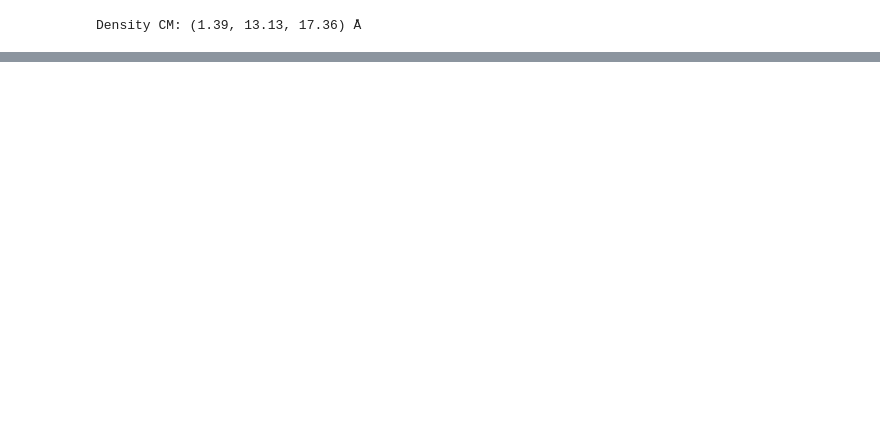
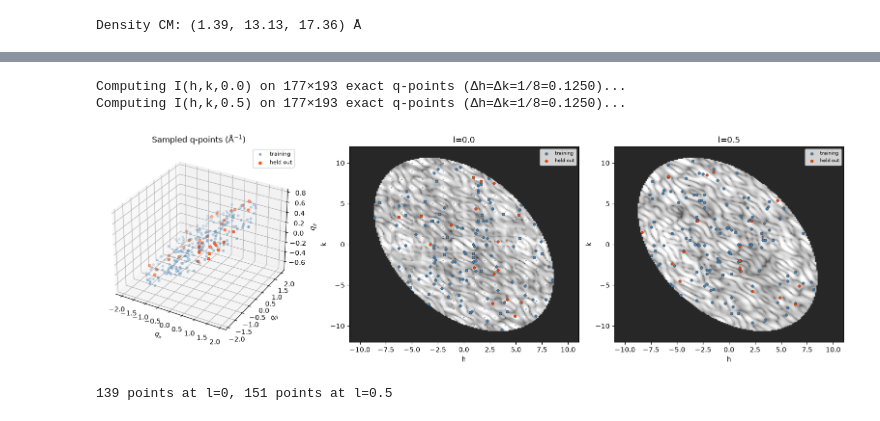
Before and after one commit to diff-use/goodvibes, a Jupyter notebook: sandbox/other-steve/202609/rigid_body_diffuse_6o2h.ipynb, the cells around one changed output, grey strips where cells are left out. Drawn from its saved outputs; the diff is of its cells as text; code cells hidden in the pictures; blank space fills up the shorter version.

```diff
--- a/sandbox/other-steve/202609/rigid_body_diffuse_6o2h.ipynb
+++ b/sandbox/other-steve/202609/rigid_body_diffuse_6o2h.ipynb
@@ -89,27 +123,23 @@ print(f"Grid: {nu}×{nv}×{nw}   dV={dV:.4f} Å³   reflections: {valid.sum()}")
 # %% [output]
 Grid: 60×72×72   dV=0.0856 Å³   reflections: 30103
 # %%
-# Protein mask from the model density.
-# SolventMasker requires careful gemmi grid setup; instead we use the model
-# density (computed from protein atoms only) as a reliable proxy:
-# any voxel with model density above a small threshold is protein.
-# This also avoids the missing-F(000) problem: the model density has no
-# unobserved reflections and integrates to the correct total electron count.
+# The model density (protein atoms only) has no missing low-resolution terms
+# and integrates to the correct electron count, so it is used directly as the
+# protein/solvent mask rather than a separate solvent-flattening step.
 rho_model_norm = rho_model / rho_model.max()
-mask_model = (rho_model_norm > 0.02)   # ~2% of peak — catches all atom-adjacent voxels
+mask_model = (rho_model_norm > 0.02)   # ~2% of peak: catches all atom-adjacent voxels
 
 if rho.shape != mask_model.shape:
-    from scipy.ndimage import zoom
-    mask = zoom(mask_model.astype(float),
-                np.array(rho.shape)/np.array(mask_model.shape), order=1) > 0.5
+    mask = nd_zoom(mask_model.astype(float),
+                   np.array(rho.shape)/np.array(mask_model.shape), order=1) > 0.5
 else:
     mask = mask_model
 
 rho_masked = rho * mask
 dV_model = cell.volume / rho_model.size
-Z_model   = rho_model.sum() * dV_model   # total electrons from model (well-defined)
+Z_model  = rho_model.sum() * dV_model
 print(f"Mask: {mask.mean():.1%} of voxels are protein")
-print(f"Model electron content (reference): {Z_model:.1f} e⁻")
+print(f"Model electron content: {Z_model:.1f} e⁻")
 print(f"Hybrid density integral over protein region: {rho_masked.sum()*dV:.1f} e⁻")
 # %% [output]
 Mask: 19.4% of voxels are protein
@@ -949,0 +771,38 @@ appears as a bright halo on the log-scale map.
+# %%
+h_pts_bg0,  k_pts_bg0,  I_bg0,  h_max_bg0,  k_max_bg0  = compute_diffuse_map(K_LAB_TRUE, L_layer=0.0)
+h_pts_bg05, k_pts_bg05, I_bg05, h_max_bg05, k_max_bg05 = compute_diffuse_map(K_LAB_TRUE, L_layer=0.5)
+
+def q_cart_of(pts):
+    return np.array([h*B_recip[:,0] + k*B_recip[:,1] + l*B_recip[:,2] for h,k,l in pts])
+
+qc_train, qc_test = q_cart_of(q_train), q_cart_of(q_test)
+
+fig = plt.figure(figsize=(16, 5))
+ax3d = fig.add_subplot(1, 3, 1, projection='3d')
+ax3d.scatter(*qc_train.T, s=10, alpha=0.6, color='steelblue', label='training')
+ax3d.scatter(*qc_test.T,  s=16, alpha=0.9, color='orangered', label='held out')
+ax3d.set_xlabel('$q_x$'); ax3d.set_ylabel('$q_y$'); ax3d.set_zlabel('$q_z$')
+ax3d.set_title('Sampled q-points (Å$^{-1}$)'); ax3d.legend(fontsize=8)
+
+def overlay_panel(ax, h_pts, k_pts, I_bg, h_max, k_max, l_layer):
+    pos = I_bg[I_bg > 0]
+    vmax = np.percentile(pos, 97) if len(pos) else 1.0
+    ax.imshow((np.log1p(np.clip(I_bg, 0, vmax)) / np.log(10)).T, origin='lower', cmap='gray',
+              extent=[-h_max, h_max, -k_max, k_max], aspect='auto', alpha=0.85)
+    for pts, color, label in [(q_train, 'steelblue', 'training'), (q_test, 'orangered', 'held out')]:
+        sel = np.abs(pts[:,2] - l_layer) < 1e-6
+        ax.scatter(pts[sel,0], pts[sel,1], s=16, color=color, edgecolor='k',
+                  linewidth=0.3, label=label)
+    ax.set_xlabel('h'); ax.set_ylabel('k'); ax.set_title(f'l={l_layer}')
+    ax.legend(fontsize=7, loc='upper right')
+
+overlay_panel(fig.add_subplot(1,3,2), h_pts_bg0,  k_pts_bg0,  I_bg0,  h_max_bg0,  k_max_bg0,  0.0)
+overlay_panel(fig.add_subplot(1,3,3), h_pts_bg05, k_pts_bg05, I_bg05, h_max_bg05, k_max_bg05, 0.5)
+
+plt.tight_layout(); plt.savefig('sampled_q_points.png', dpi=150); plt.show()
+print(f"{(q_all[:,2]==0.0).sum()} points at l=0, {(q_all[:,2]==0.5).sum()} points at l=0.5")
+# %% [output]
+Computing I(h,k,0.0) on 177×193 exact q-points (Δh=Δk=1/8=0.1250)...
+Computing I(h,k,0.5) on 177×193 exact q-points (Δh=Δk=1/8=0.1250)...
+[figure, added]
+139 points at l=0, 151 points at l=0.5
```
Also changed, not shown: parts of 68 cells of this notebook, 24 other files.
